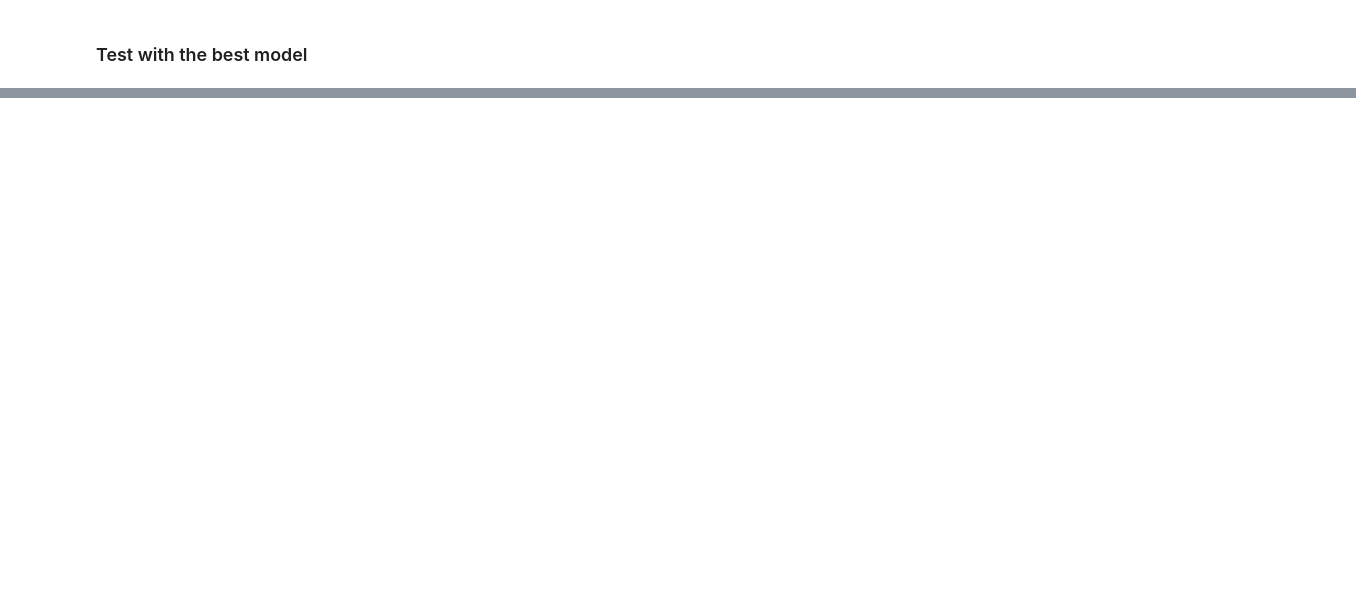
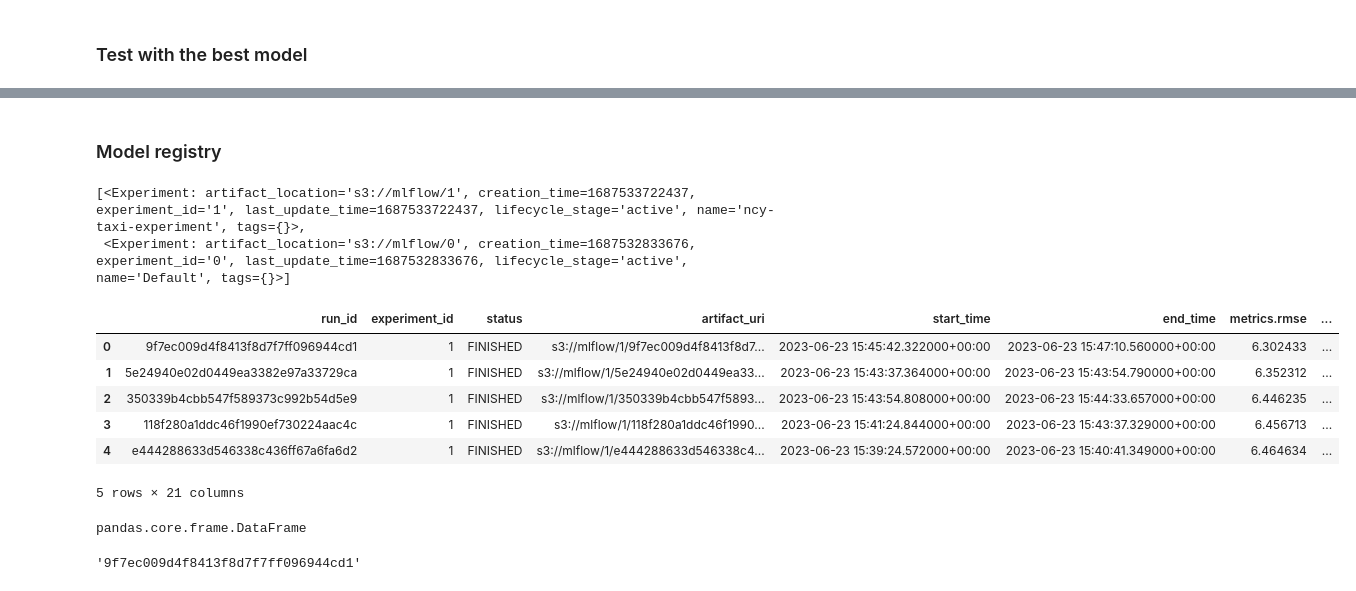
Before and after one commit to aidino/dl_labs, a Jupyter notebook: mlops-zoomcamp/duration-prediction.ipynb, the cells around one changed output, grey strips where cells are left out. Cells and saved outputs as stored; diff of their text form; code cells hidden in the pictures; blank space fills up the shorter version.

```diff
--- a/mlops-zoomcamp/duration-prediction.ipynb
+++ b/mlops-zoomcamp/duration-prediction.ipynb
@@ -17,7 +17,14 @@ from sklearn.linear_model import Ridge
 from sklearn.metrics import mean_squared_error
 from ydata_profiling import ProfileReport
 
+import os
 import mlflow
-mlflow.set_tracking_uri("http://192.168.24.254:5000")
+
+os.environ["AWS_ACCESS_KEY_ID"] = "admin"
+os.environ["AWS_SECRET_ACCESS_KEY"] = "sample_key"
+os.environ["MLFLOW_S3_ENDPOINT_URL"] = "http://localhost:9000"
+os.environ["MLFLOW_TRACKING_URI"] = "http://localhost:8000"
+
+mlflow.set_tracking_uri("http://localhost:8000")
 mlflow.set_experiment("ncy-taxi-experiment")
 # %% [output]
@@ -278,0 +251,5 @@ with mlflow.start_run():
+# %%
+logged_model = 'runs:/9f7ec009d4f8413f8d7f7ff096944cd1/models_mlflow'
+
+# Load model as a PyFuncModel.
+loaded_model = mlflow.pyfunc.load_model(logged_model)
@@ -278,0 +268,2 @@ with mlflow.start_run():
+# %%
+xgboost_model = mlflow.xgboost.load_model(logged_model)
@@ -278,0 +282,2 @@ with mlflow.start_run():
+# %% [markdown]
+### Model registry
@@ -278,0 +308,30 @@ with mlflow.start_run():
+# %%
+mlflow.search_experiments()
+# %% [output]
+[<Experiment: artifact_location='s3://mlflow/1', creation_time=1687533722437, experiment_id='1', last_update_time=1687533722437, lifecycle_stage='active', name='ncy-taxi-experiment', tags={}>,
+ <Experiment: artifact_location='s3://mlflow/0', creation_time=1687532833676, experiment_id='0', last_update_time=1687532833676, lifecycle_stage='active', name='Default', tags={}>]
+# %%
+from mlflow.entities import ViewType
+runs = mlflow.search_runs(experiment_ids="1",
+                filter_string="",
+                run_view_type=ViewType.ACTIVE_ONLY,
+                max_results=5, order_by=["metrics.rmse ASC"])
+# %%
+runs
+# %% [output]
+|  | run_id | experiment_id | status | artifact_uri | start_time | end_time | metrics.rmse | ... |
+| 0 | 9f7ec009d4f8413f8d7f7ff096944cd1 | 1 | FINISHED | s3://mlflow/1/9f7ec009d4f8413f8d7... | 2023-06-23 15:45:42.322000+00:00 | 2023-06-23 15:47:10.560000+00:00 | 6.302433 | ... |
+| 1 | 5e24940e02d0449ea3382e97a33729ca | 1 | FINISHED | s3://mlflow/1/5e24940e02d0449ea33... | 2023-06-23 15:43:37.364000+00:00 | 2023-06-23 15:43:54.790000+00:00 | 6.352312 | ... |
+| 2 | 350339b4cbb547f589373c992b54d5e9 | 1 | FINISHED | s3://mlflow/1/350339b4cbb547f5893... | 2023-06-23 15:43:54.808000+00:00 | 2023-06-23 15:44:33.657000+00:00 | 6.446235 | ... |
+| 3 | 118f280a1ddc46f1990ef730224aac4c | 1 | FINISHED | s3://mlflow/1/118f280a1ddc46f1990... | 2023-06-23 15:41:24.844000+00:00 | 2023-06-23 15:43:37.329000+00:00 | 6.456713 | ... |
+| 4 | e444288633d546338c436ff67a6fa6d2 | 1 | FINISHED | s3://mlflow/1/e444288633d546338c4... | 2023-06-23 15:39:24.572000+00:00 | 2023-06-23 15:40:41.349000+00:00 | 6.464634 | ... |
+5 rows × 21 columns
+# %%
+type(runs)
+# %% [output]
+pandas.core.frame.DataFrame
+# %%
+best_run_id = runs.loc[0].run_id
+best_run_id
+# %% [output]
+'9f7ec009d4f8413f8d7f7ff096944cd1'
```
Also changed, not shown: parts of 18 cells of this notebook, 11 other files.
